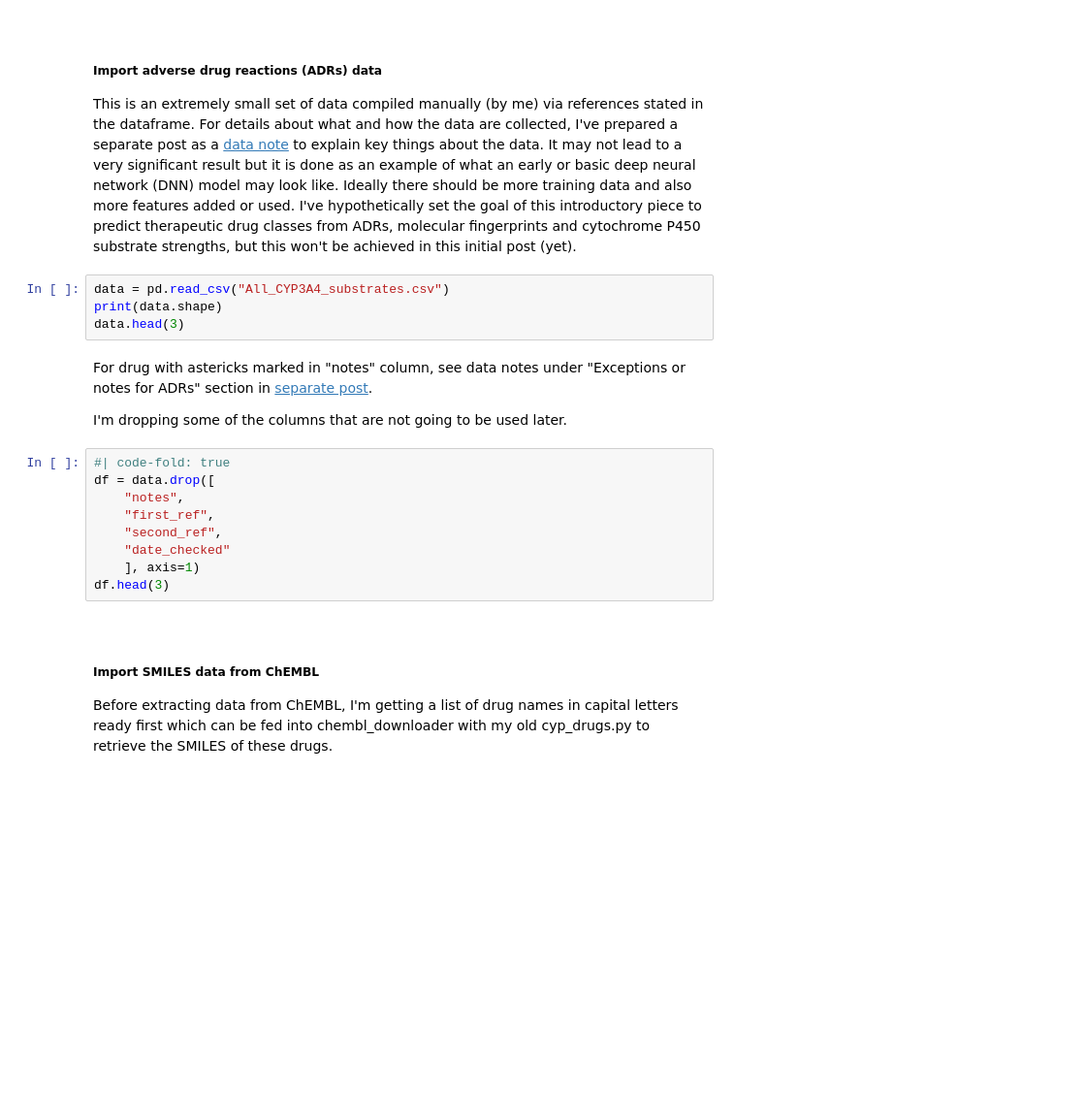
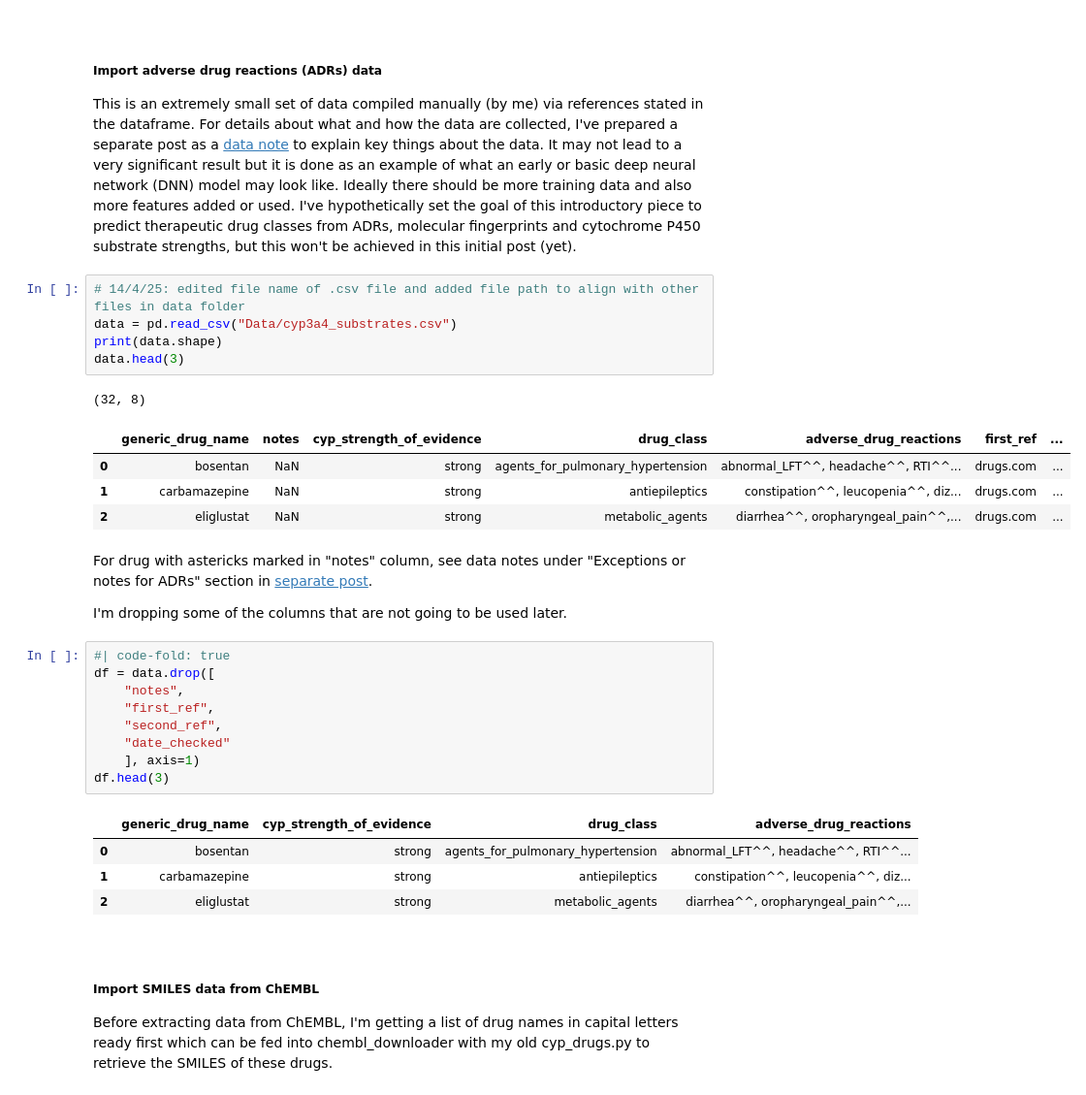
Before and after one commit to jhylin/Adverse_drug_reactions, a Jupyter notebook: 2_ADR_regressor.ipynb, the cells around one changed output. Shown at 97% size. Saved outputs shown, nothing was run; the diff lists cells and outputs as text; blank space fills up the shorter version.

Commit message:
Edited nb - changed to file path to load data & edited code to merge dfs

```diff
--- a/2_ADR_regressor.ipynb
+++ b/2_ADR_regressor.ipynb
@@ -50,10 +57,17 @@ print(f"Python version used: {sys.version}")
 ##### **Import adverse drug reactions (ADRs) data**
 
 This is an extremely small set of data compiled manually (by me) via references stated in the dataframe. For details about what and how the data are collected, I've prepared a separate post as a [data note](https://jhylin.github.io/Data_in_life_blog/posts/22_Simple_dnn_adrs/1_ADR_data.html) to explain key things about the data. It may not lead to a very significant result but it is done as an example of what an early or basic deep neural network (DNN) model may look like. Ideally there should be more training data and also more features added or used. I've hypothetically set the goal of this introductory piece to predict therapeutic drug classes from ADRs, molecular fingerprints and cytochrome P450 substrate strengths, but this won't be achieved in this initial post (yet).
-# %%
-data = pd.read_csv("All_CYP3A4_substrates.csv")
-print(data.shape)
-data.head(3)
+# %%
+# 14/4/25: edited file name of .csv file and added file path to align with other files in data folder
+data = pd.read_csv("Data/cyp3a4_substrates.csv")
+print(data.shape)
+data.head(3)
+# %% [output]
+(32, 8)
+|  | generic_drug_name | notes | cyp_strength_of_evidence | drug_class | adverse_drug_reactions | first_ref | ... |
+| 0 | bosentan | NaN | strong | agents_for_pulmonary_hypertension | abnormal_LFT^^, headache^^, RTI^^... | drugs.com | ... |
+| 1 | carbamazepine | NaN | strong | antiepileptics | constipation^^, leucopenia^^, diz... | drugs.com | ... |
+| 2 | eliglustat | NaN | strong | metabolic_agents | diarrhea^^, oropharyngeal_pain^^,... | drugs.com | ... |
 # %% [markdown]
 For drug with astericks marked in "notes" column, see data notes under "Exceptions or notes for ADRs" section in [separate post](https://jhylin.github.io/Data_in_life_blog/posts/22_Simple_dnn_adrs/1_ADR_data.html).
 
@@ -67,6 +81,11 @@ df = data.drop([
     "date_checked"
     ], axis=1)
 df.head(3)
+# %% [output]
+|  | generic_drug_name | cyp_strength_of_evidence | drug_class | adverse_drug_reactions |
+| 0 | bosentan | strong | agents_for_pulmonary_hypertension | abnormal_LFT^^, headache^^, RTI^^... |
+| 1 | carbamazepine | strong | antiepileptics | constipation^^, leucopenia^^, diz... |
+| 2 | eliglustat | strong | metabolic_agents | diarrhea^^, oropharyngeal_pain^^,... |
 # %% [markdown]
 <br>
 
```
Also changed, not shown: parts of 32 cells of this notebook.
